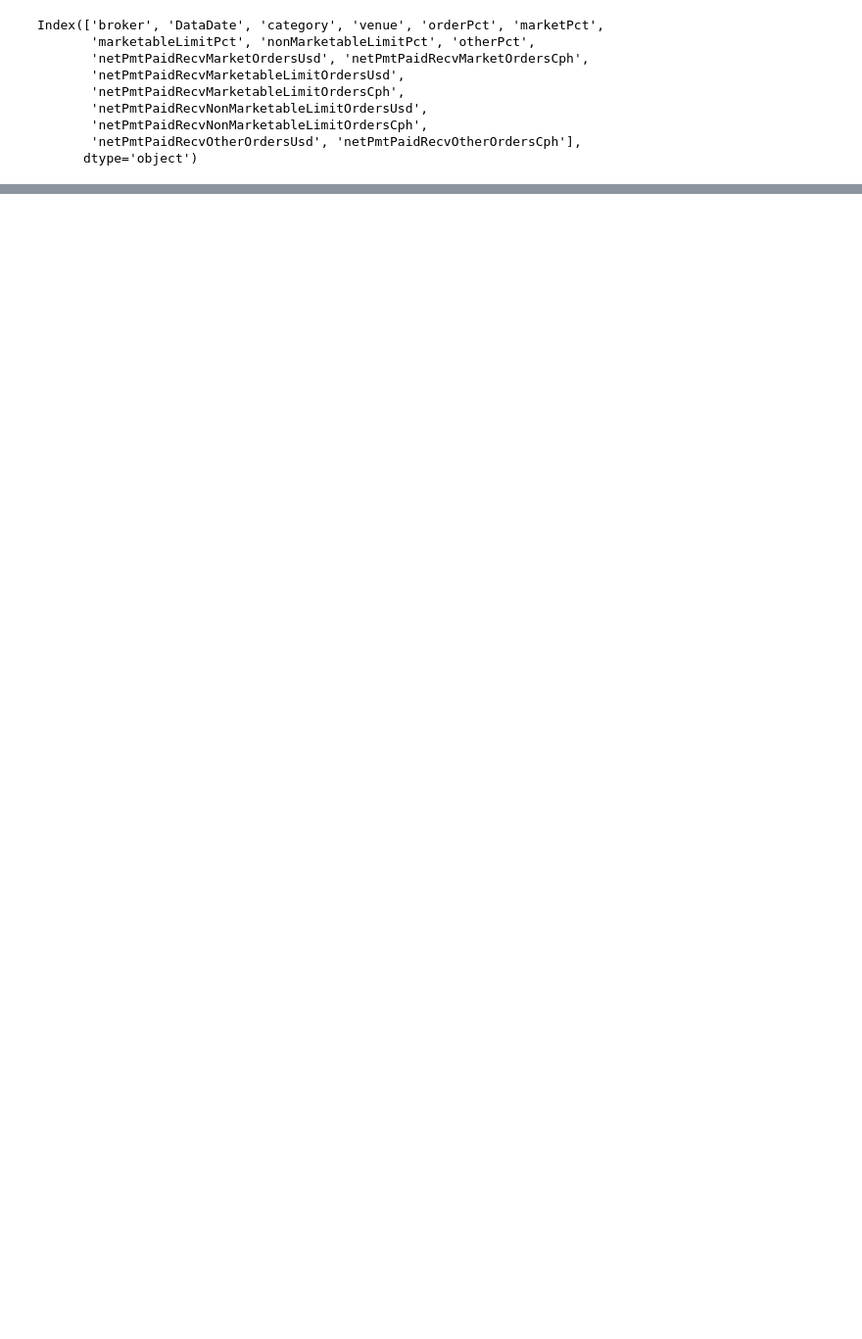
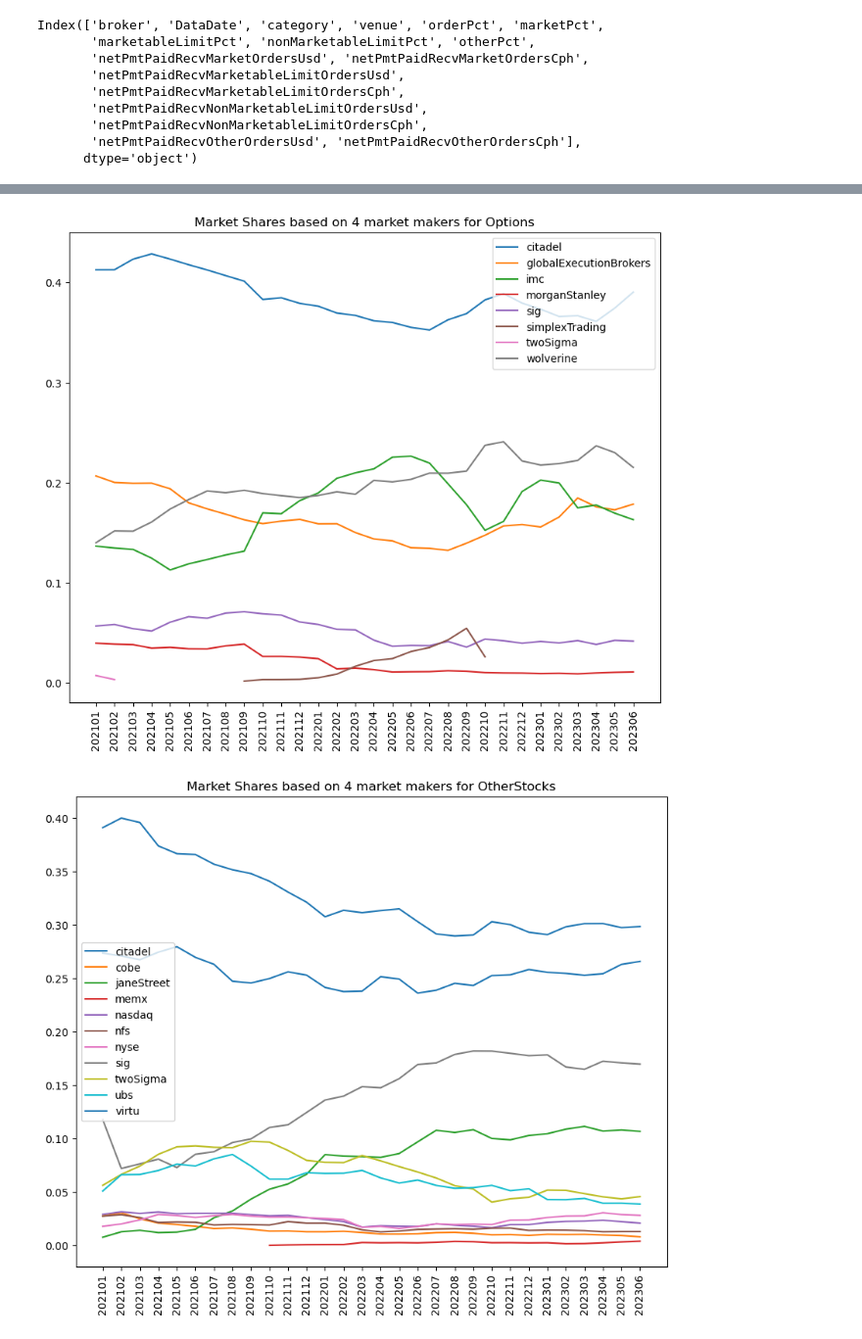
Before and after one commit to YUNYANSONG/SECReportsAnalysis, a Jupyter notebook: reports.ipynb, the cells around one changed output, grey strips where cells are left out. Shown at 98% size. Cells and saved outputs as stored; diff of their text form; code cells hidden in the pictures; blank space fills up the shorter version.

```diff
--- a/reports.ipynb
+++ b/reports.ipynb
@@ -156,0 +415,17 @@ Cph_flow_mean
+# %%
+monthlyVenueShares = report606.groupby(["category","DataDate","venue",])["venueShares"].sum()
+# %%
+monthlyVenueSharesRatio = monthlyVenueShares.groupby(["category","DataDate"]).transform(lambda x: x/np.sum(x))
+# %%
+for category, group in monthlyVenueSharesRatio.groupby(["category"]):
+    plt.figure(figsize=(10,8))
+    for venue, subgroup in group.groupby(["venue"]):
+        #print(subgroup)
+        plt.plot(subgroup.index.get_level_values(1).astype(str),subgroup,label = venue[0])
+    plt.legend()
+    plt.title("Market Shares based on 4 market makers for {}".format(category[0]))
+    plt.xticks(rotation = 90)
+    plt.show()
+# %% [output]
+[figure, added]
+[figure, added]
```
Also changed, not shown: parts of 44 cells of this notebook, 1 other file.
